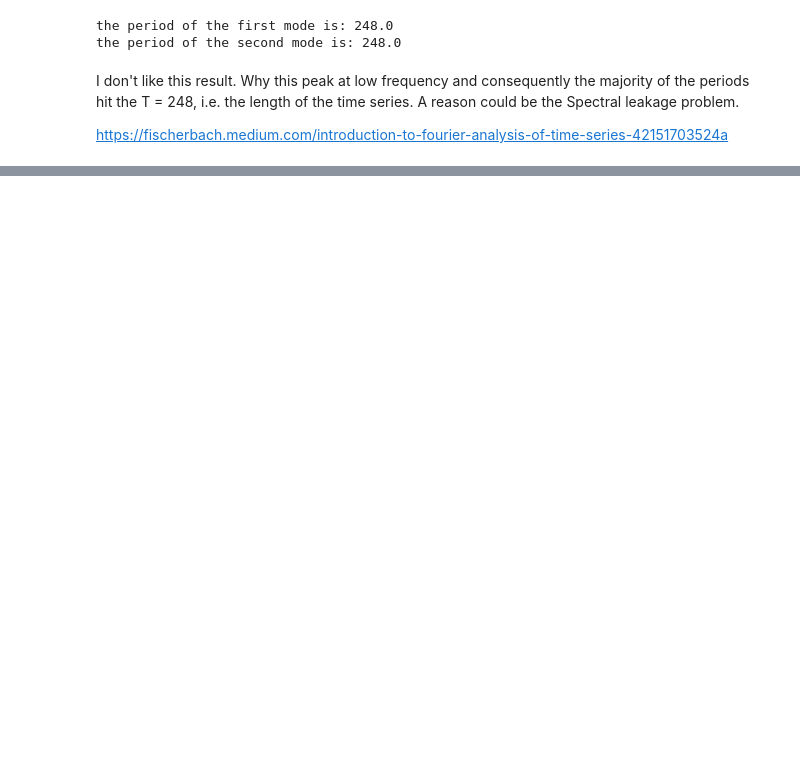
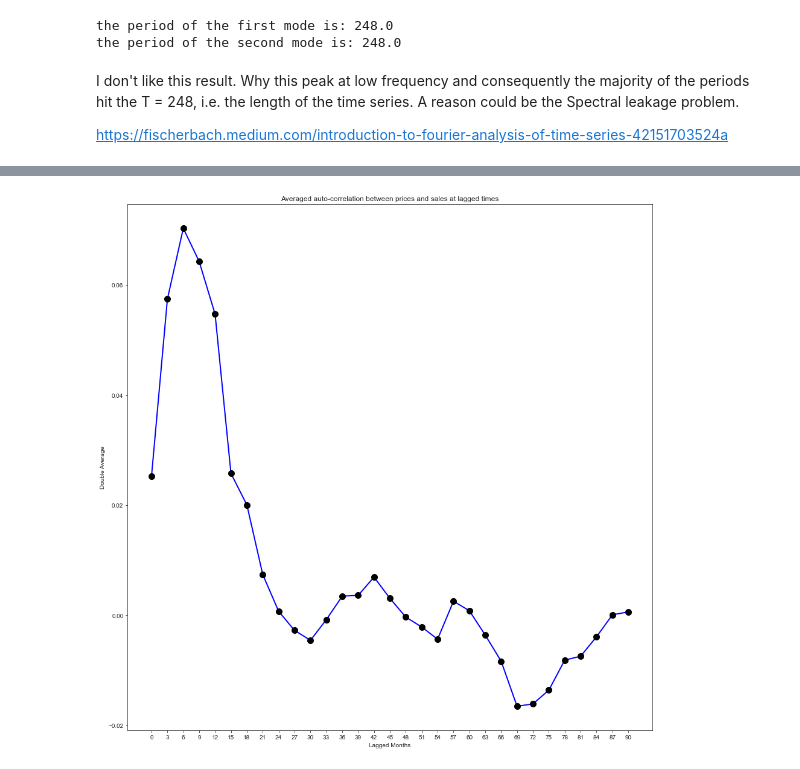
Before and after one commit to pietrobicocchi/firm_growth_dynamics, a Jupyter notebook: notebooks/compstat_results.ipynb, the cells around one changed output, grey strips where cells are left out. Cells and saved outputs as stored; diff of their text form; code cells hidden in the pictures; blank space fills up the shorter version.

```diff
--- a/notebooks/compstat_results.ipynb
+++ b/notebooks/compstat_results.ipynb
@@ -462,0 +308,17 @@ plt.hist(distance, bins = np.linspace(np.min(distance), np.max(distance)+1e-12,
+# %%
+quarters = [period * 3 for period in periods]  # Convert periods to quarterly values
+fig, ax = plt.subplots()
+ax.plot(quarters, average_prices_sales, '-o', color='blue', linewidth=2, markersize=8, markerfacecolor='white', markeredgewidth=2, markeredgecolor='black')
+
+# Add black circles around the sampled points
+for i, j in zip(quarters, average_prices_sales):
+    ax.plot(i, j, 'o', markersize=10, color='black')
+
+ax.set_xticks(quarters)
+ax.set_xlabel('Lagged Months')
+ax.set_ylabel('Double Average')
+ax.set_title('Averaged auto-correlation between prices and sales at lagged times')
+
+plt.show()
+# %% [output]
+[figure, added]
```
Also changed, not shown: parts of 79 cells of this notebook, 1 other file.
